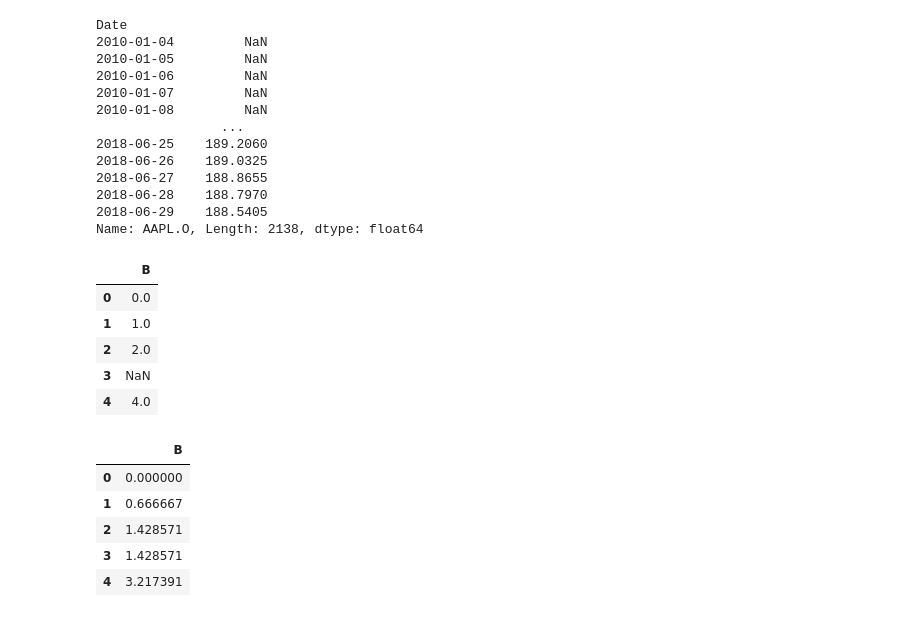
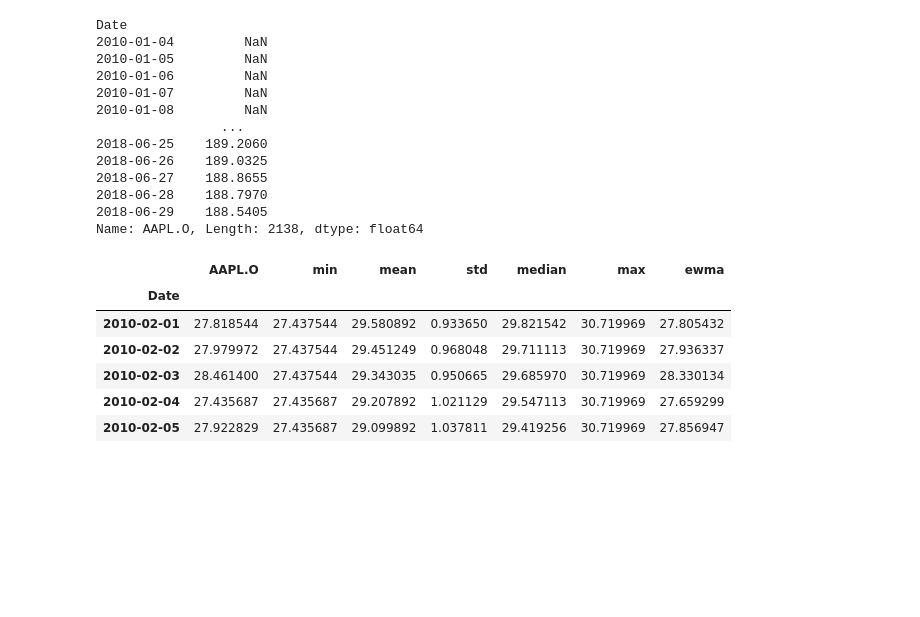
Before and after one commit to mus514/Quant-with-Python, a Jupyter notebook: financial_time_series.ipynb, the cells around one changed output. Cells and saved outputs as stored; diff of their text form; code cells hidden in the pictures; blank space fills up the shorter version.

```diff
--- a/financial_time_series.ipynb
+++ b/financial_time_series.ipynb
@@ -227,22 +227,14 @@ data['mean'] = data[sym].rolling(window=window).mean()
 data['std'] = data[sym].rolling(window=window).std()
 data['median'] = data[sym].rolling(window=window).median()
 data['max'] = data[sym].rolling(window=window).max()
+data['ewma'] = data[sym].ewm(halflife=0.5, min_periods=window).mean()
-# %%
-df = pd.DataFrame({'B': [0, 1, 2, np.nan, 4]})
-df
-# %% [output]
-|  | B |
-| 0 | 0.0 |
-| 1 | 1.0 |
-| 2 | 2.0 |
-| 3 | NaN |
-| 4 | 4.0 |
-# %%
-df.ewm(alpha=0.5).mean()
-# %% [output]
-|  | B |
-| 0 | 0.000000 |
-| 1 | 0.666667 |
-| 2 | 1.428571 |
-| 3 | 1.428571 |
-| 4 | 3.217391 |
+# %%
+data.dropna().head()
+# %% [output]
+|  | AAPL.O | min | mean | std | median | max | ewma |
+| Date |  |  |  |  |  |  |  |
+| 2010-02-01 | 27.818544 | 27.437544 | 29.580892 | 0.933650 | 29.821542 | 30.719969 | 27.805432 |
+| 2010-02-02 | 27.979972 | 27.437544 | 29.451249 | 0.968048 | 29.711113 | 30.719969 | 27.936337 |
+| 2010-02-03 | 28.461400 | 27.437544 | 29.343035 | 0.950665 | 29.685970 | 30.719969 | 28.330134 |
+| 2010-02-04 | 27.435687 | 27.435687 | 29.207892 | 1.021129 | 29.547113 | 30.719969 | 27.659299 |
+| 2010-02-05 | 27.922829 | 27.435687 | 29.099892 | 1.037811 | 29.419256 | 30.719969 | 27.856947 |
```
Also changed, not shown: parts of 16 cells of this notebook, 1 other file.
